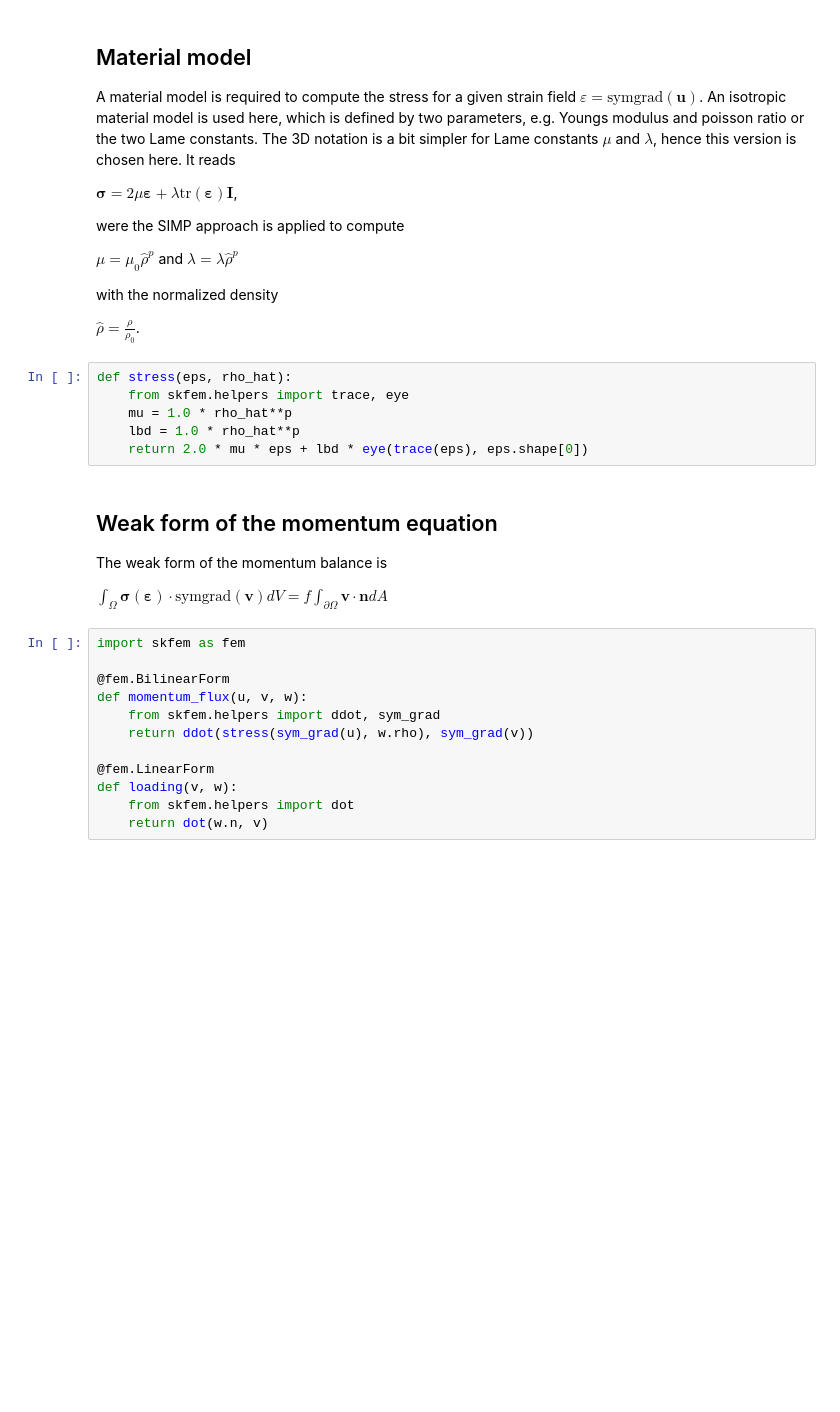
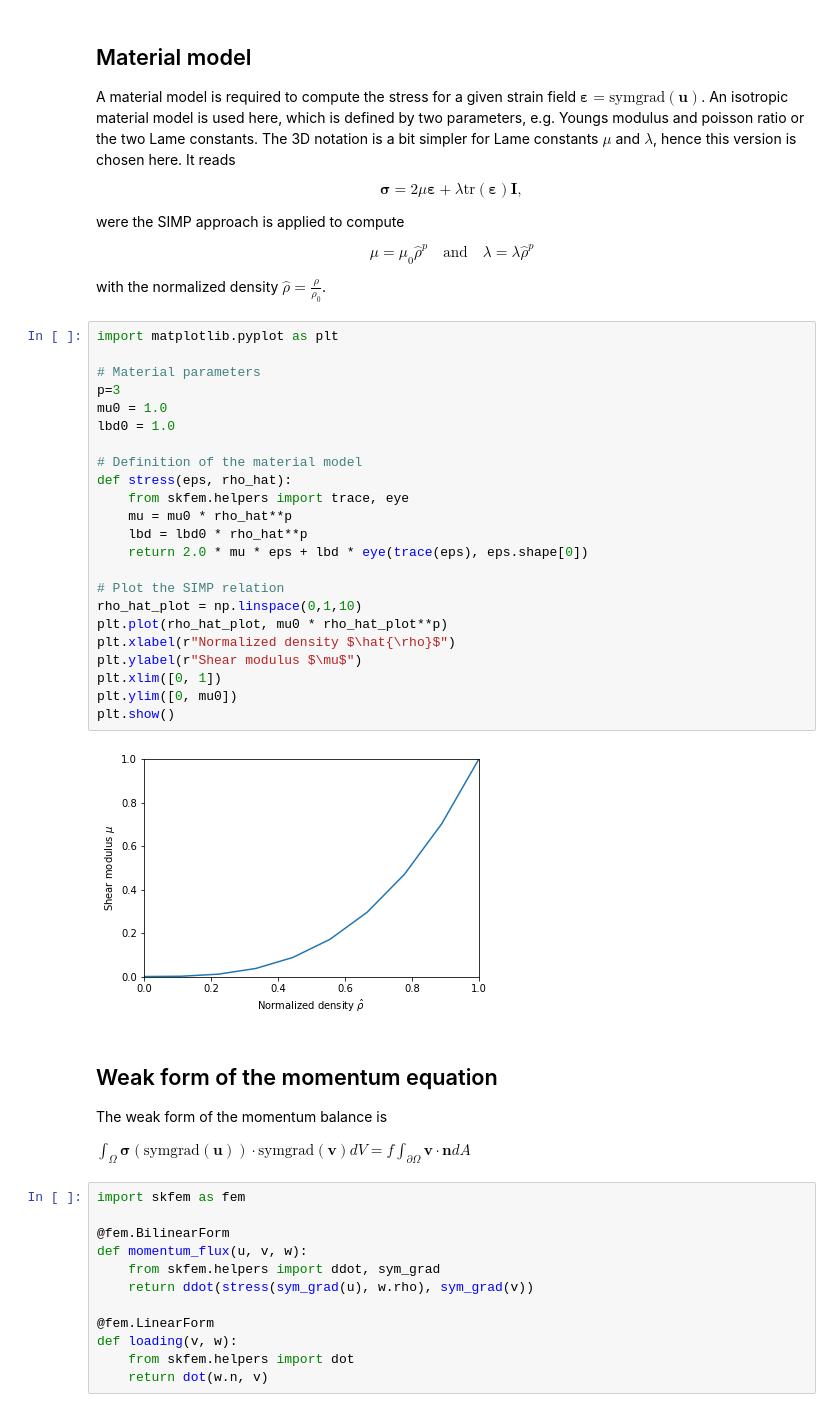
Before and after one commit to meyer-nils/topology_optimization_introduction, a Jupyter notebook: bookshelf.ipynb, the cells around one changed output. Saved outputs shown, nothing was run; the diff lists cells and outputs as text; blank space fills up the shorter version.

```diff
--- a/bookshelf.ipynb
+++ b/bookshelf.ipynb
@@ -22,23 +20,40 @@ vol_constraint = 0.5
 # %% [markdown]
 ## Material model
 
-A material model is required to compute the stress for a given strain field $\varepsilon = \textrm{symgrad}(\bm{u})$. An isotropic material model is used here, which is defined by two parameters, e.g. Youngs modulus and poisson ratio or the two Lame constants. The 3D notation is a bit simpler for Lame constants $\mu$ and $\lambda$, hence this version is chosen here. It reads
+A material model is required to compute the stress for a given strain field $\bm{\varepsilon} = \textrm{symgrad}(\bm{u})$. An isotropic material model is used here, which is defined by two parameters, e.g. Youngs modulus and poisson ratio or the two Lame constants. The 3D notation is a bit simpler for Lame constants $\mu$ and $\lambda$, hence this version is chosen here. It reads
 
-$\bm{\sigma} = 2 \mu \bm{\varepsilon} + \lambda \textrm{tr}(\bm{\varepsilon}) \bm{I}$,
+$$\bm{\sigma} = 2 \mu \bm{\varepsilon} + \lambda \textrm{tr}(\bm{\varepsilon}) \bm{I},$$
 
 were the SIMP approach is applied to compute
 
-$ \mu = \mu_0 \hat{\rho}^p$ and $\lambda = \lambda \hat{\rho}^p$
+$$ \mu = \mu_0 \hat{\rho}^p \quad \textrm{and} \quad \lambda = \lambda \hat{\rho}^p$$
 
-with the normalized density
-
-$\hat{\rho} = \frac{\rho}{\rho_0}$.
+with the normalized density $\hat{\rho} = \frac{\rho}{\rho_0}$.
-# %%
-def stress(eps, rho_hat):
-    from skfem.helpers import trace, eye
-    mu = 1.0 * rho_hat**p
-    lbd = 1.0 * rho_hat**p
-    return 2.0 * mu * eps + lbd * eye(trace(eps), eps.shape[0])
+# %%
+import matplotlib.pyplot as plt
+
+# Material parameters
+p=3
+mu0 = 1.0
+lbd0 = 1.0
+
+# Definition of the material model
+def stress(eps, rho_hat):
+    from skfem.helpers import trace, eye
+    mu = mu0 * rho_hat**p
+    lbd = lbd0 * rho_hat**p
+    return 2.0 * mu * eps + lbd * eye(trace(eps), eps.shape[0])
+
+# Plot the SIMP relation
+rho_hat_plot = np.linspace(0,1,10)
+plt.plot(rho_hat_plot, mu0 * rho_hat_plot**p)
+plt.xlabel(r"Normalized density $\hat{\rho}$")
+plt.ylabel(r"Shear modulus $\mu$")
+plt.xlim([0, 1])
+plt.ylim([0, mu0])
+plt.show()
+# %% [output]
+[figure, added]
 # %% [markdown]
 ## Weak form of the momentum equation
 
@@ -46,7 +61,7 @@ def stress(eps, rho_hat):
 
 The weak form of the momentum balance is
 
-$\int_\Omega \bm{\sigma}(\bm{\varepsilon}) \cdot \textrm{symgrad}(\bm{v}) dV = f \int_{\partial \Omega} \bm{v} \cdot \bm{n} dA$
+$\int_\Omega \bm{\sigma}(\textrm{symgrad}(\bm{u})) \cdot \textrm{symgrad}(\bm{v}) dV = f \int_{\partial \Omega} \bm{v} \cdot \bm{n} dA$
 # %%
 import skfem as fem
 
```
Also changed, not shown: parts of 9 cells of this notebook, 1 other file.
